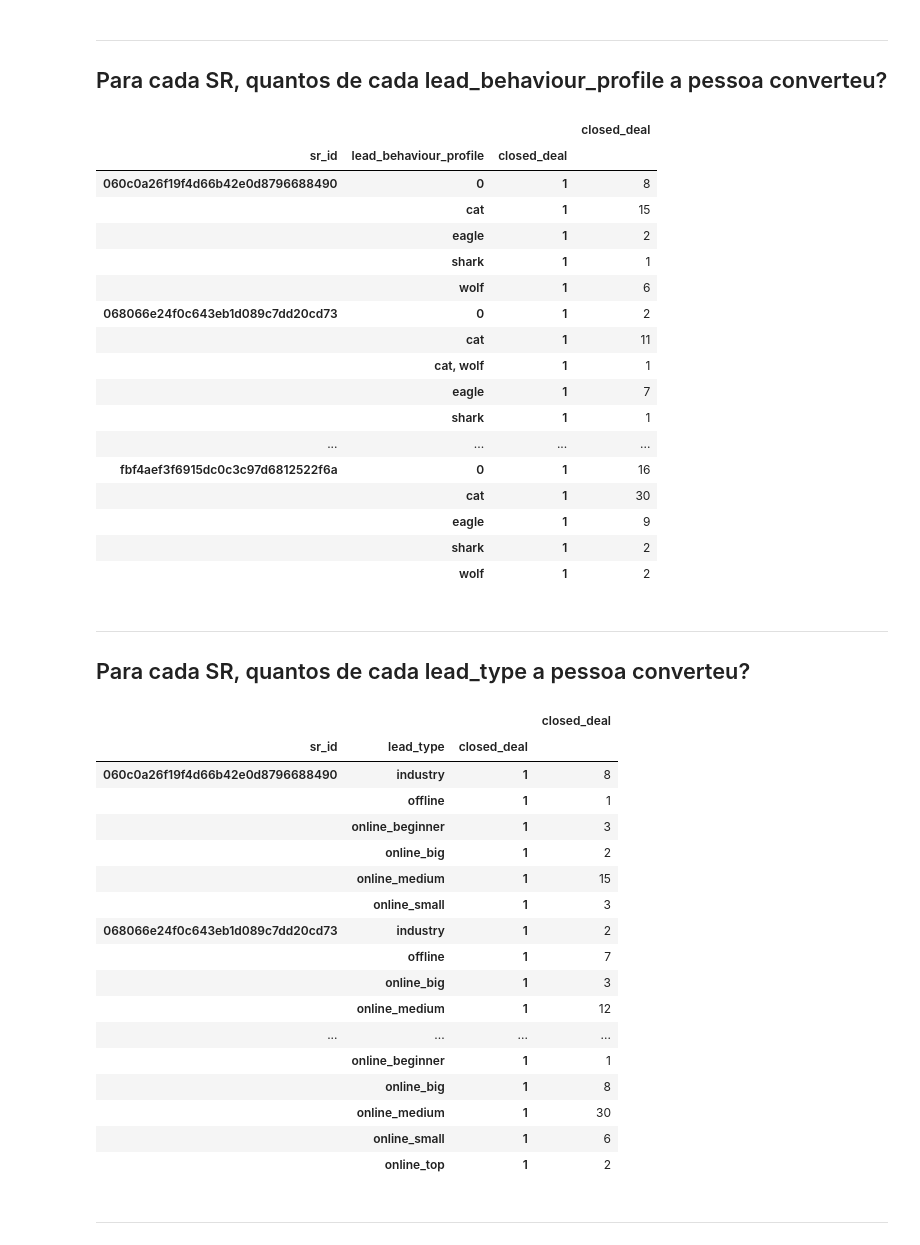
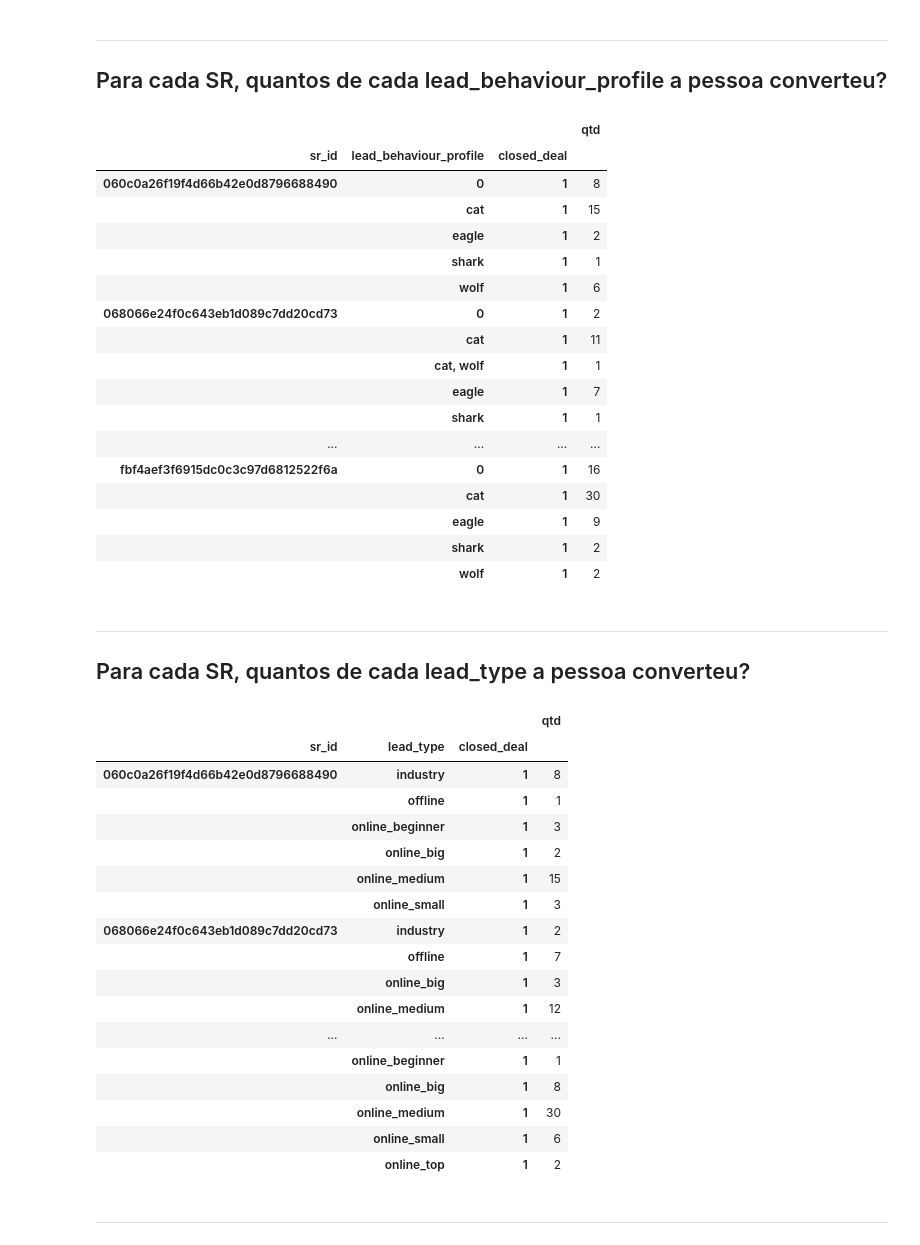
Before and after one commit to dehscardoso/projeto-lets-boti, a Jupyter notebook: olist_mkt_funnel/olist_mkt_funnel.ipynb, the cells around one changed output. Drawn from its saved outputs; the diff is of its cells as text; code cells hidden in the pictures.

```diff
--- a/olist_mkt_funnel/olist_mkt_funnel.ipynb
+++ b/olist_mkt_funnel/olist_mkt_funnel.ipynb
@@ -275,9 +279,9 @@ mqls_closed.groupby(['sr_id','business_type'])['closed_deal'].value_counts().to_
 ---
 ## Para cada SR, quantos de cada lead_behaviour_profile a pessoa converteu?
 # %%
-mqls_closed.groupby(['sr_id','lead_behaviour_profile'])['closed_deal'].value_counts().to_frame()
+mqls_closed.groupby(['sr_id','lead_behaviour_profile'])['closed_deal'].value_counts().to_frame('qtd')
 # %% [output]
-|  |  |  | closed_deal |
+|  |  |  | qtd |
 | sr_id | lead_behaviour_profile | closed_deal |  |
 | 060c0a26f19f4d66b42e0d8796688490 | 0 | 1 | 8 |
 |  | cat | 1 | 15 |
@@ -299,9 +303,9 @@ mqls_closed.groupby(['sr_id','lead_behaviour_profile'])['closed_deal'].value_cou
 ---
 ## Para cada SR, quantos de cada lead_type a pessoa converteu?
 # %%
-mqls_closed.groupby(['sr_id','lead_type'])['closed_deal'].value_counts().to_frame()
+mqls_closed.groupby(['sr_id','lead_type'])['closed_deal'].value_counts().to_frame('qtd')
 # %% [output]
-|  |  |  | closed_deal |
+|  |  |  | qtd |
 | sr_id | lead_type | closed_deal |  |
 | 060c0a26f19f4d66b42e0d8796688490 | industry | 1 | 8 |
 |  | offline | 1 | 1 |
```
Also changed, not shown: parts of 5 cells of this notebook, 4 other files.
